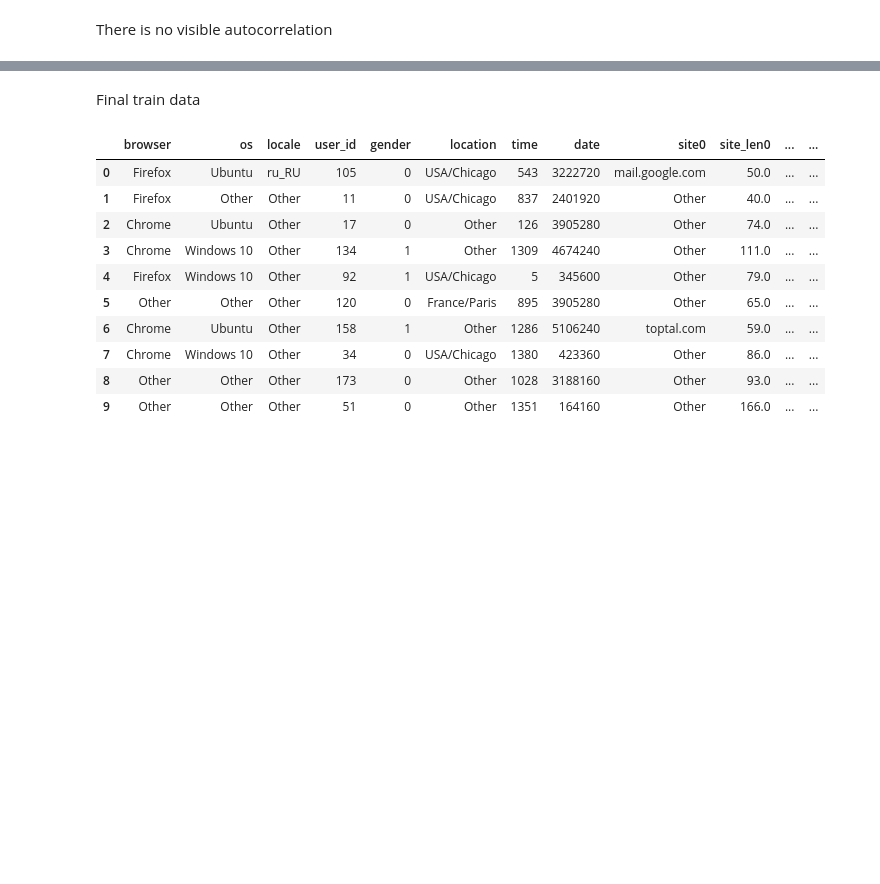
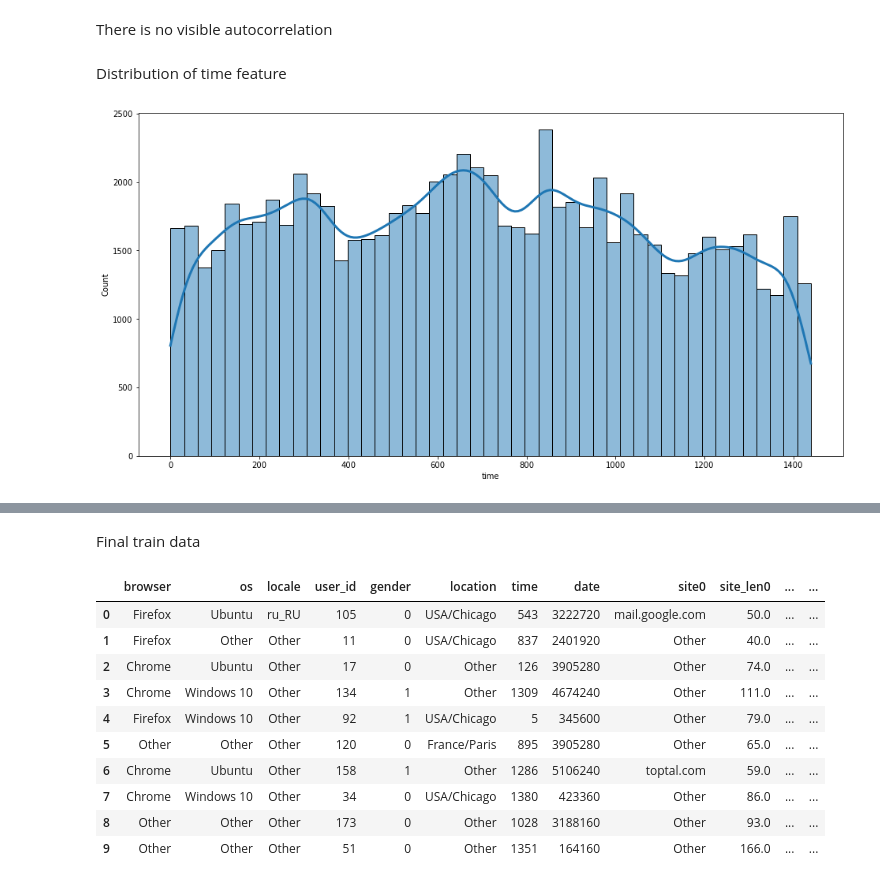
Before and after one commit to lczeropski/lczeropski-internship, a Jupyter notebook: projekt/project.ipynb, the cells around one changed output, grey strips where cells are left out. Drawn from its saved outputs; the diff is of its cells as text; code cells hidden in the pictures; blank space fills up the shorter version.

```diff
--- a/projekt/project.ipynb
+++ b/projekt/project.ipynb
@@ -284,2 +283,8 @@ pd.plotting.autocorrelation_plot(dates)
 # %% [markdown]
 There is no visible autocorrelation
+# %% [markdown]
+Distribution of time feature
+# %%
+t = sns.histplot(data=train,x='time',kde = True,line_kws = {'linewidth':3})
+# %% [output]
+[figure, added]
```
Also changed, not shown: parts of 18 cells of this notebook.
